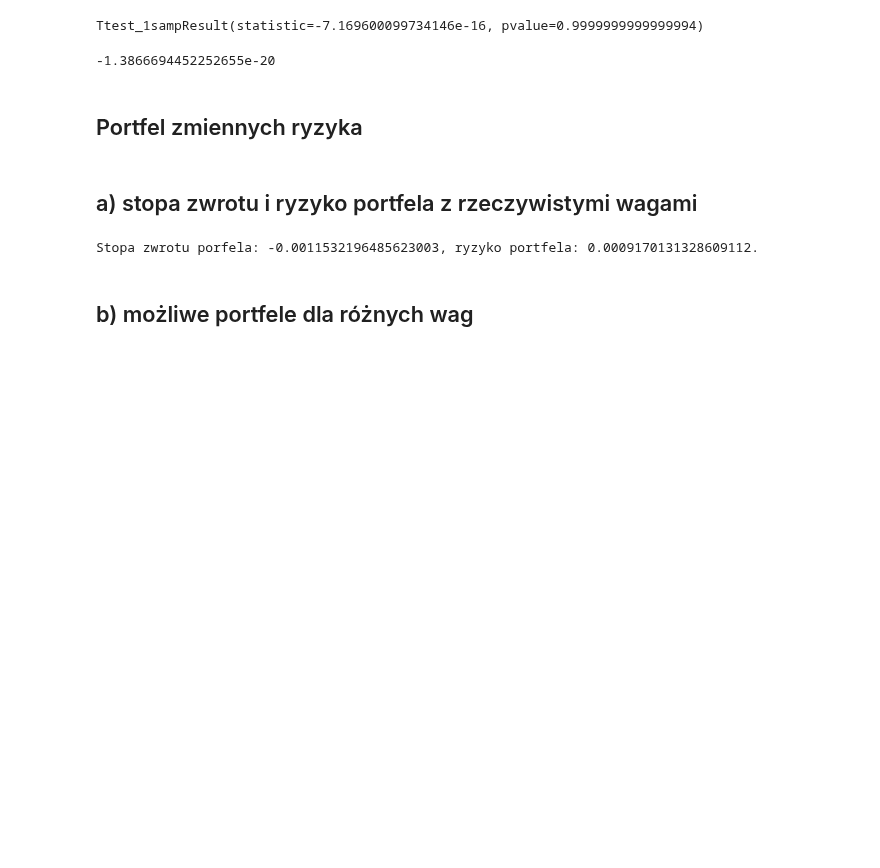
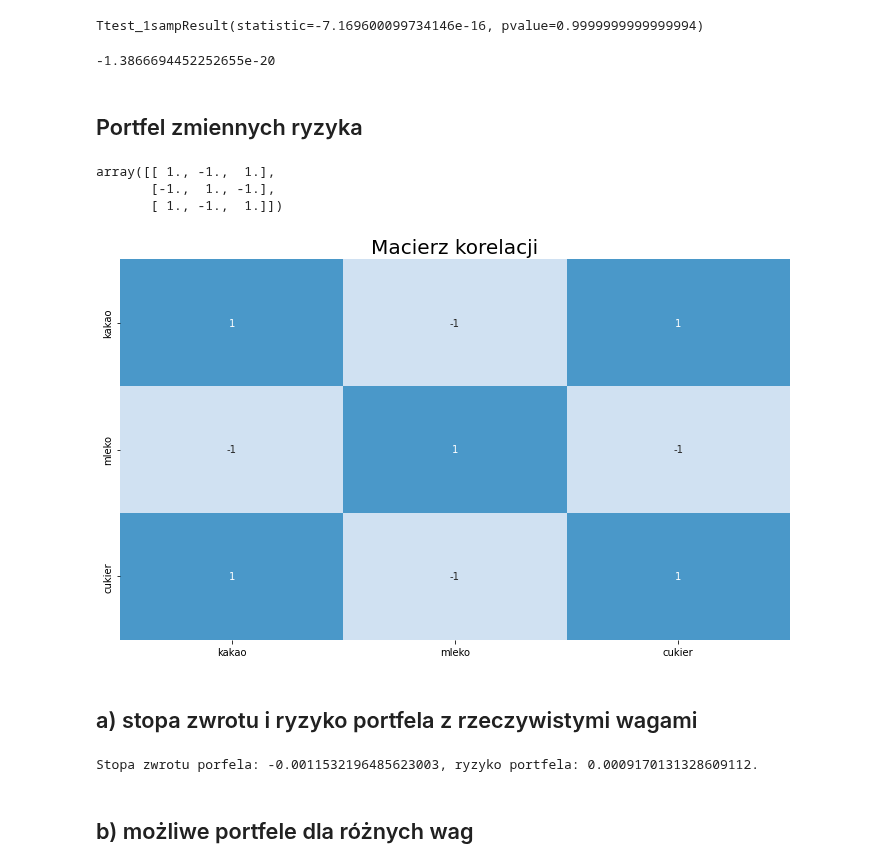
Before and after one commit to KatarzynaTurbanska/enterprise_risk_management, a Jupyter notebook: Prezentacja 3/dywersyfikacja.ipynb, the cells around one changed output. Drawn from its saved outputs; the diff is of its cells as text; code cells hidden in the pictures; blank space fills up the shorter version.

Commit message:
add correlation plot

```diff
--- a/Prezentacja 3/dywersyfikacja.ipynb
+++ b/Prezentacja 3/dywersyfikacja.ipynb
@@ -507,6 +507,27 @@ np.cov(epsilon3, pln_usd_close)[0,1]
 alphas = [alpha1, alpha2, alpha3]
 betas = [beta1, beta2, beta3]
 var_epsilon = [np.var(epsilon1), np.var(epsilon2), np.var(epsilon3)]
+#sigma_s, sigma_i, sigma_j
+sigma2_s = np.var(pln_usd_close)
+vars = [np.std(alpha1 + beta1*pln_usd_close), np.std(pln_usd_close*beta2 + alpha2), np.std(pln_usd_close*beta3 + alpha3)]
+# %%
+corr_matrix = np.zeros((3, 3))
+for i in range(3):
+    for j in range(3):
+        corr_matrix[i][j] = betas[i]*betas[j]*sigma2_s/(vars[i]*vars[j])
+# %%
+corr_matrix
+# %% [output]
+array([[ 1., -1.,  1.],
+       [-1.,  1., -1.],
+       [ 1., -1.,  1.]])
+# %%
+sns.heatmap(corr_matrix, annot=True, cmap="Blues", vmin=-2, vmax=3, cbar=False, xticklabels=["kakao", "mleko", "cukier"], yticklabels=["kakao", "mleko", "cukier"])
+plt.title("Macierz korelacji", fontsize=20)
+plt.savefig("wykresy/model_jedno_korelacja.png")
+plt.show()
+# %% [output]
+[figure, added]
 # %% [markdown]
 ## a) stopa zwrotu i ryzyko portfela z rzeczywistymi wagami
 # %%
```
Also changed, not shown: parts of 1 cell of this notebook.
